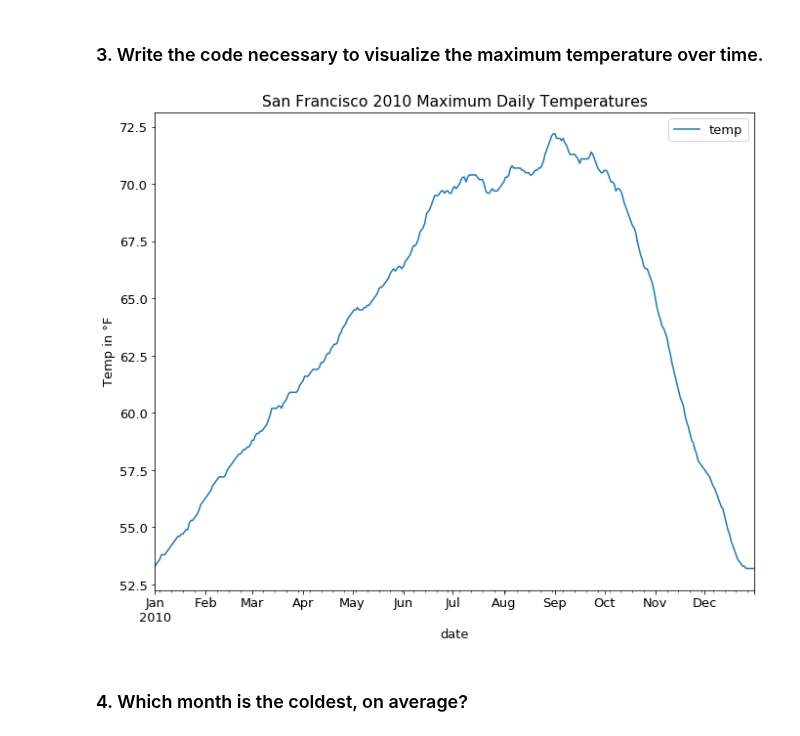
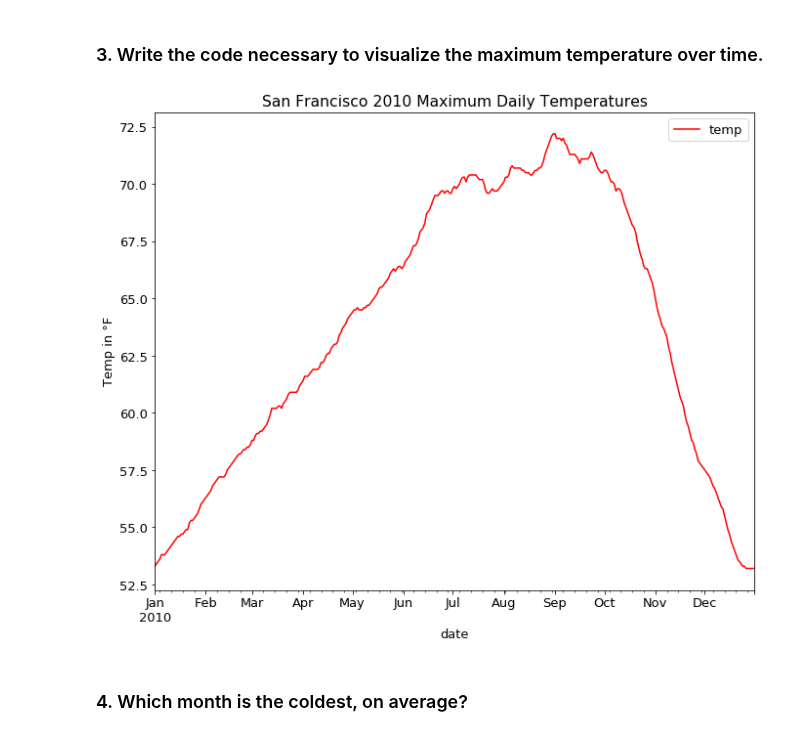
Before and after one commit to faithkane3/ds-methodologies-exercises, a Jupyter notebook: time_series/prepare_walkthrough.ipynb, the cells around one changed output. Cells and saved outputs as stored; diff of their text form; code cells hidden in the pictures.

```diff
--- a/time_series/prepare_walkthrough.ipynb
+++ b/time_series/prepare_walkthrough.ipynb
@@ -301,13 +301,13 @@ plt.show()
 # %%
 # resample by D and get maximum daily temp, (shift + option + 8 == degree symbol)
 
-sfdf.resample('D').max().plot()
+sfdf.resample('D').max().plot(color='red')
 
 plt.title('San Francisco 2010 Maximum Daily Temperatures')
 plt.ylabel('Temp in °F')
 plt.show()
 # %% [output]
-[figure, old version]
+[figure, new version]
 # %% [markdown]
 ### 4. Which month is the coldest, on average?
 # %%
```
Also changed, not shown: parts of 25 cells of this notebook.
